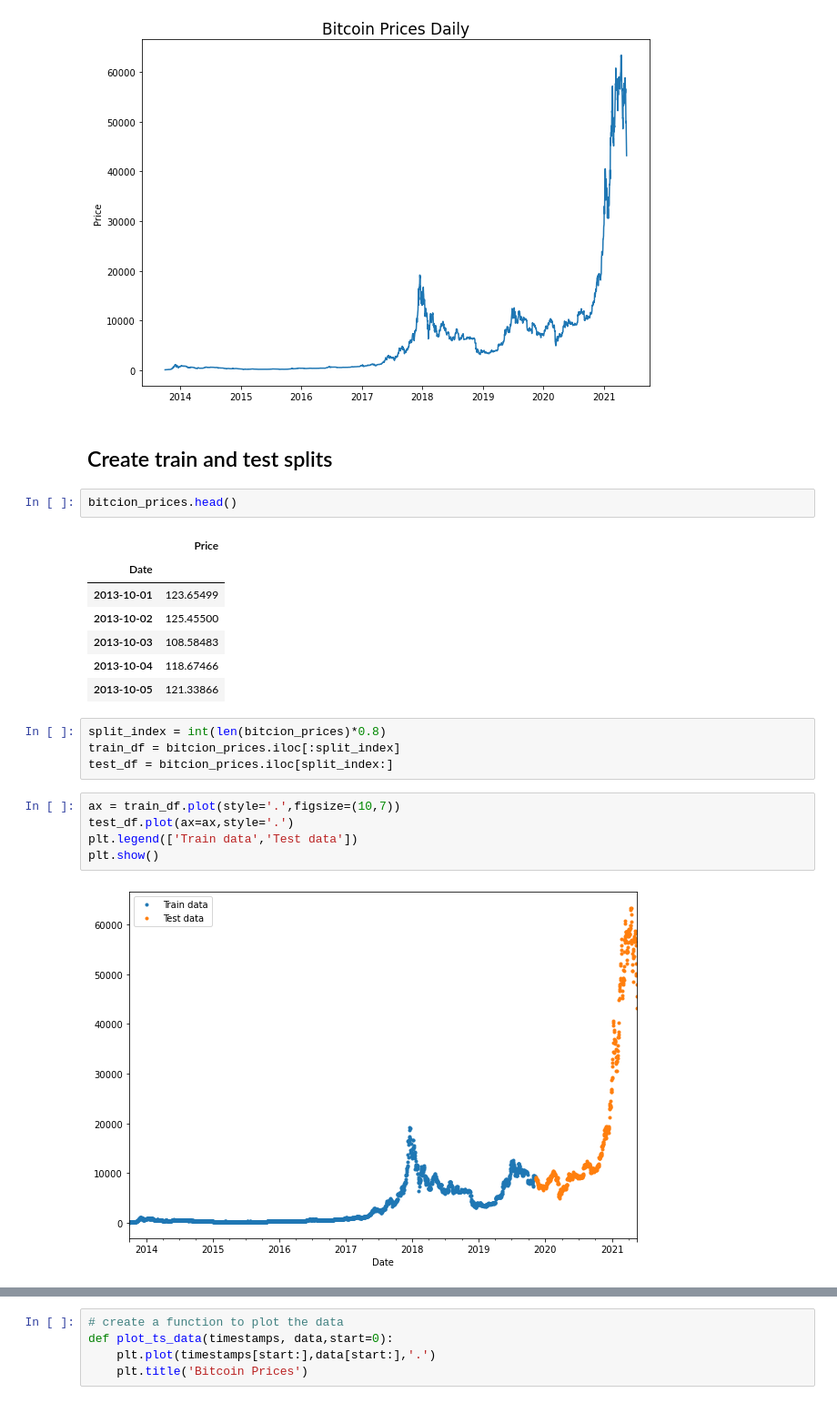
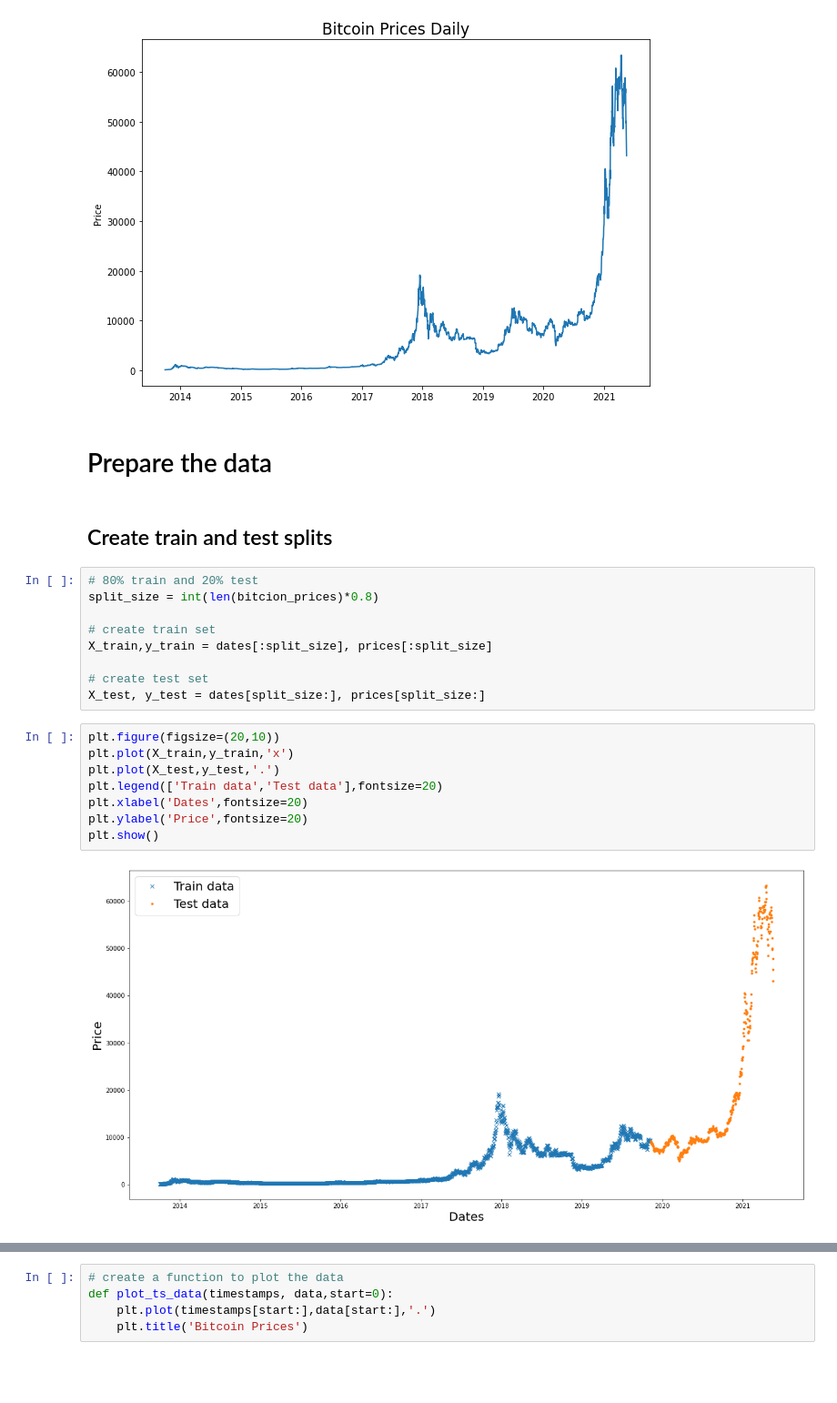
Before and after one commit to johanneseder711/Bitpredict, a Jupyter notebook: MilestoneProject_Bitpredict.ipynb, the cells around one changed output, grey strips where cells are left out. Shown at 91% size. Saved outputs shown, nothing was run; the diff lists cells and outputs as text; blank space fills up the shorter version.

```diff
--- a/Untitled.ipynb
+++ b/MilestoneProject_Bitpredict.ipynb
@@ -121,26 +118,26 @@ plt.title('Bitcoin Prices Daily',fontsize=17)
 plt.show()
 # %% [output]
 [figure]
+# %% [markdown]
+# Prepare the data
 # %% [markdown]
 ## Create train and test splits
-# %%
-bitcion_prices.head()
-# %% [output]
-|  | Price |
-| Date |  |
-| 2013-10-01 | 123.65499 |
-| 2013-10-02 | 125.45500 |
-| 2013-10-03 | 108.58483 |
-| 2013-10-04 | 118.67466 |
-| 2013-10-05 | 121.33866 |
 # %%
-split_index = int(len(bitcion_prices)*0.8)
-train_df = bitcion_prices.iloc[:split_index]
-test_df = bitcion_prices.iloc[split_index:]
+# 80% train and 20% test
+split_size = int(len(bitcion_prices)*0.8)
+
+# create train set
+X_train,y_train = dates[:split_size], prices[:split_size]
+
+# create test set
+X_test, y_test = dates[split_size:], prices[split_size:]
 # %%
-ax = train_df.plot(style='.',figsize=(10,7))
-test_df.plot(ax=ax,style='.')
-plt.legend(['Train data','Test data'])
+plt.figure(figsize=(20,10))
+plt.plot(X_train,y_train,'x')
+plt.plot(X_test,y_test,'.')
+plt.legend(['Train data','Test data'],fontsize=20)
+plt.xlabel('Dates',fontsize=20)
+plt.ylabel('Price',fontsize=20)
 plt.show()
 # %% [output]
-[figure, old version]
+[figure, new version]
```
Also changed, not shown: parts of 14 cells of this notebook.
